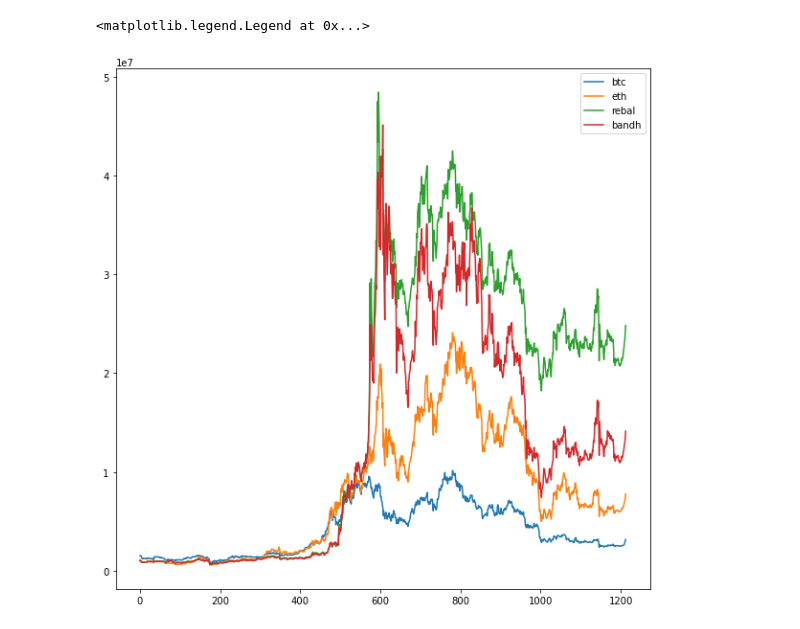
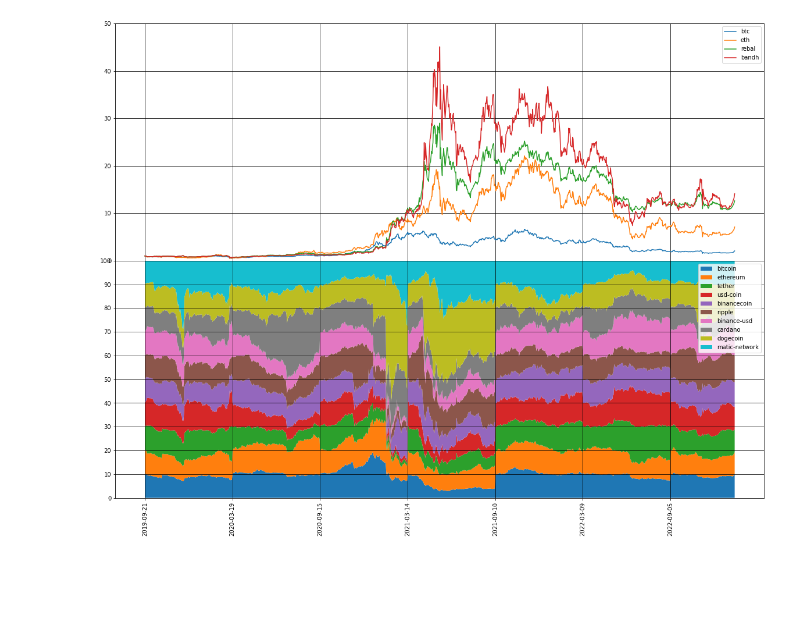
Before and after one commit to PaulGutkovich/Project1_Rebalance, a Jupyter notebook: rebalance.ipynb, the cells around one changed output. Cells and saved outputs as stored; diff of their text form; code cells hidden in the pictures; blank space fills up the shorter version.

Commit message:
added graphs

```diff
--- a/rebalance.ipynb
+++ b/rebalance.ipynb
@@ -140,14 +140,36 @@ def top_n_buy_and_hold(n, coins_all, ps, allocations="equal", starting=1000000):
 # %%
 df = rebalance(10, coins, prices, period=200)
 dfbh = top_n_buy_and_hold(10, coins, prices)
-# %%
-n = df.shape[0]
-fig = plt.figure(figsize=(10,10))
-plt.plot(150*prices['bitcoin_price'][-n:].values, label='btc')
-plt.plot(5000*prices['ethereum_price'][-n:].values, label='eth')
-plt.plot(df["portfolio_value"].values, label='rebal')
-plt.plot(dfbh["portfolio_value"].values, label='bandh')
-plt.legend()
-# %% [output]
-<matplotlib.legend.Legend at 0x...>
-[figure, removed]
+# %%
+def top_10_portfolio_plot(coins, prices, period=200):
+    fig, ax = plt.subplots(2, 1, figsize=(20,15), sharex=True)
+    ax1 = ax[0]
+    ax2 = ax[1]
+    plt.subplots_adjust(wspace=0, hspace=0)
+
+    df = rebalance(10, coins, prices, period=period)
+    dfbh = top_n_buy_and_hold(10, coins, prices)
+
+    n = df.shape[0]
+    ax1.plot(df['date'].values, prices['bitcoin_price'][-n:].values/prices['bitcoin_price'][-n:].values[0], label='btc')
+    ax1.plot(prices['ethereum_price'][-n:].values/prices['ethereum_price'][-n:].values[0], label='eth')
+    ax1.plot(df["portfolio_value"].values/df["portfolio_value"].values[0], label='rebal')
+    ax1.plot(dfbh["portfolio_value"].values/dfbh["portfolio_value"].values[0], label='bandh')
+    ax1.xaxis.set_ticks(np.arange(0,n,period))
+    ax1.yaxis.set_ticks(np.arange(0,60,10))
+    ax1.set_ylim(ymin=0)
+    ax1.grid(True, color='k', linestyle='-')
+    ax1.legend()
+
+    allocations = df[[c+'_percent' for c in coins[:10]]].values.T
+    ax2.xaxis.set_ticks(np.arange(0,n,period))
+    ax2.yaxis.set_ticks(np.arange(0,110,10))
+    ax2.grid(True, color='k', linestyle='-')
+    ax2.stackplot(df['date'].values, allocations[0], allocations[1], allocations[2], allocations[3], allocations[4], allocations[5], allocations[6], allocations[7], allocations[8], allocations[9], labels=coins[:10])
+    ax2.set_ylim(ymax=100)
+    plt.xticks(rotation=90)
+    ax2.legend()
+# %%
+top_10_portfolio_plot(coins, prices, period=180)
+# %% [output]
+[figure, added]
```
Also changed, not shown: parts of 1 cell of this notebook.
